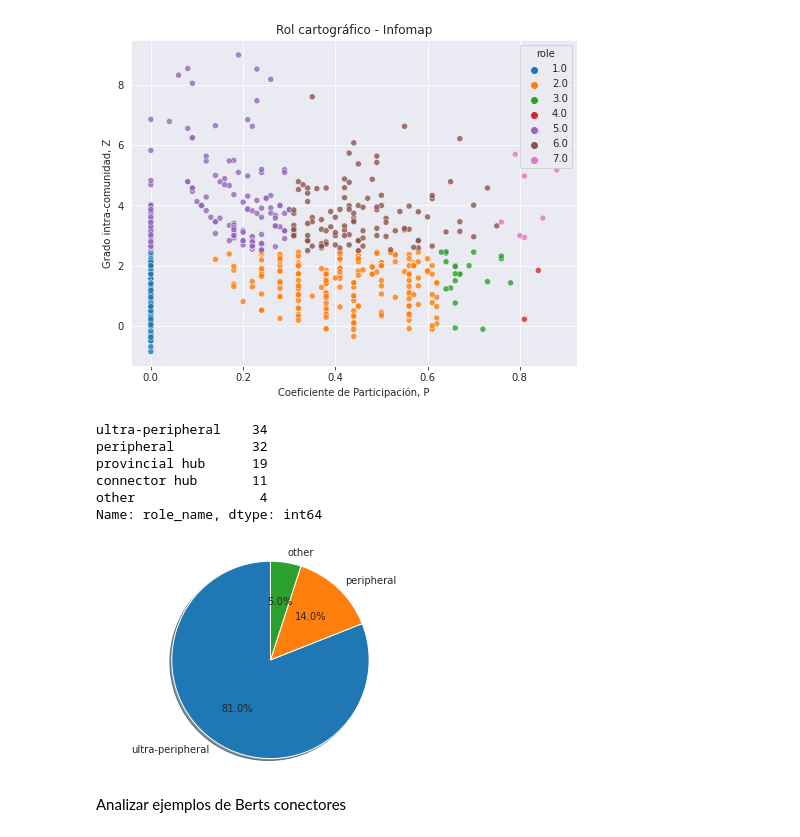
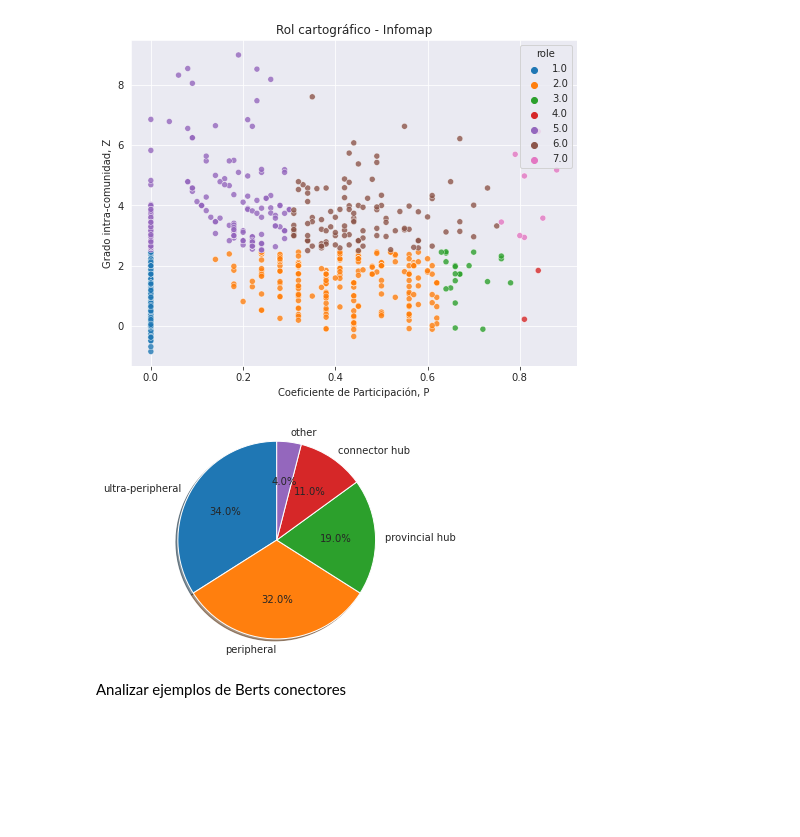
Before and after one commit to ingridheuer/gcnn_gdas, a Jupyter notebook: exploration/notebooks/network_analysis/cartographic_role.ipynb, the cells around one changed output. Saved outputs shown, nothing was run; the diff lists cells and outputs as text; code cells hidden in the pictures; blank space fills up the shorter version.

```diff
--- a/exploration/notebooks/network_analysis/cartographic_role.ipynb
+++ b/exploration/notebooks/network_analysis/cartographic_role.ipynb
@@ -167,6 +169,7 @@ results_df = pd.DataFrame([cartography_series,z_score_series,participation_serie
 role_names = {1:"ultra-peripheral", 2:"peripheral",3:"non-hub connector",4:"non-hub kinless",5:"provincial hub",6:"connector hub",7:"kinless hub"}
 results_df["role_name"] = results_df.role.apply(lambda x: role_names[x])
 color_discrete_map = {name:px.colors.qualitative.G10[i] for i,name in role_names.items()}
+color_discrete_map["other"] = "#808080"
 # %%
 berts = graph_node_data.loc[graph_node_data.node_type == "bert_group", "node_index"].values
 non_berts = graph_node_data.loc[graph_node_data.node_type == "disease", "node_index"].values
@@ -192,16 +195,6 @@ fig.update_layout(xaxis_title="Participation Coefficient - P", yaxis_title="With
 
 fig.show()
 # fig.write_html(reports_comunidades + "rol_cartografico_berts_infomap_interactivo.html")
-# %%
-
-aver
-# %% [output]
-ultra-peripheral    34
-peripheral          32
-provincial hub      19
-connector hub       11
-other                4
-Name: role_name, dtype: int64
 # %%
 def pie_plot(df,other_percent):
     tot = len(df)
@@ -209,13 +202,17 @@ def pie_plot(df,other_percent):
     percent = vals.apply(lambda x: round((x*100)/tot))
     percent = percent.drop(index=percent[percent < other_percent].index.values)
     percent["other"] = 100 - percent.sum()
-
+    color_discrete_map = {name:px.colors.qualitative.G10[i] for i,name in role_names.items()}
+    color_discrete_map["other"] = "#808080"
+    colors = [color_discrete_map[label] for label in percent.index]
+    fig, ax = plt.subplots()
     ax.pie(percent.values, labels=percent.index, autopct='%1.1f%%',shadow=True, startangle=90)
     ax.axis('equal')
+    plt.show()
 # %%
-pie_plot(non_bert_roles,10)
+pie_plot(bert_roles,10)
 # %% [output]
-[figure, old version]
+[figure, new version]
 # %% [markdown]
 Analizar ejemplos de Berts conectores
 # %%
```
Also changed, not shown: parts of 1 cell of this notebook, 8 other files.
